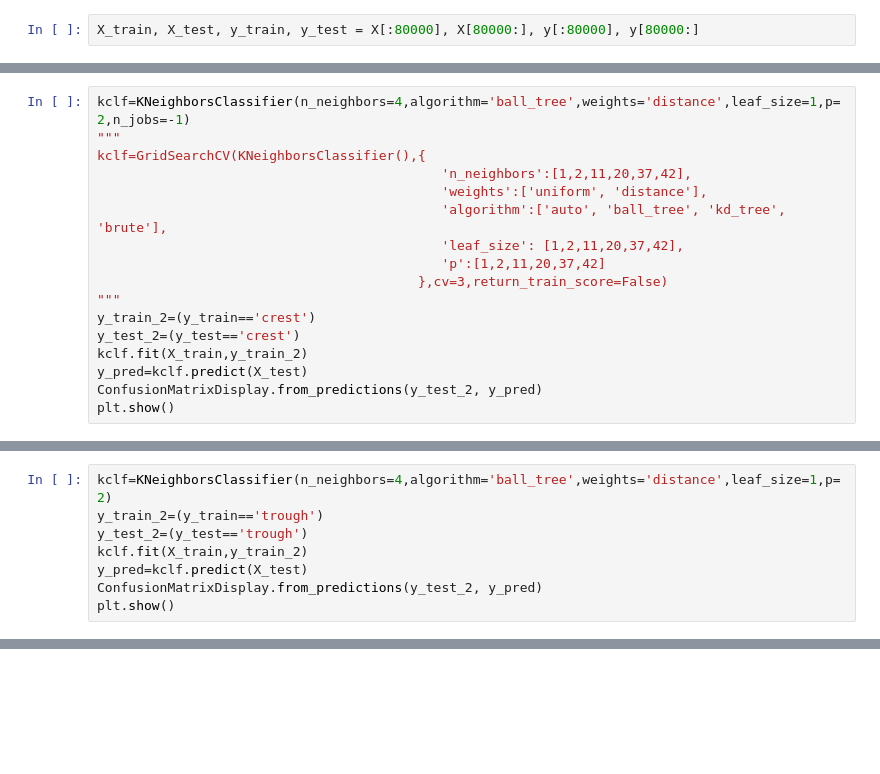
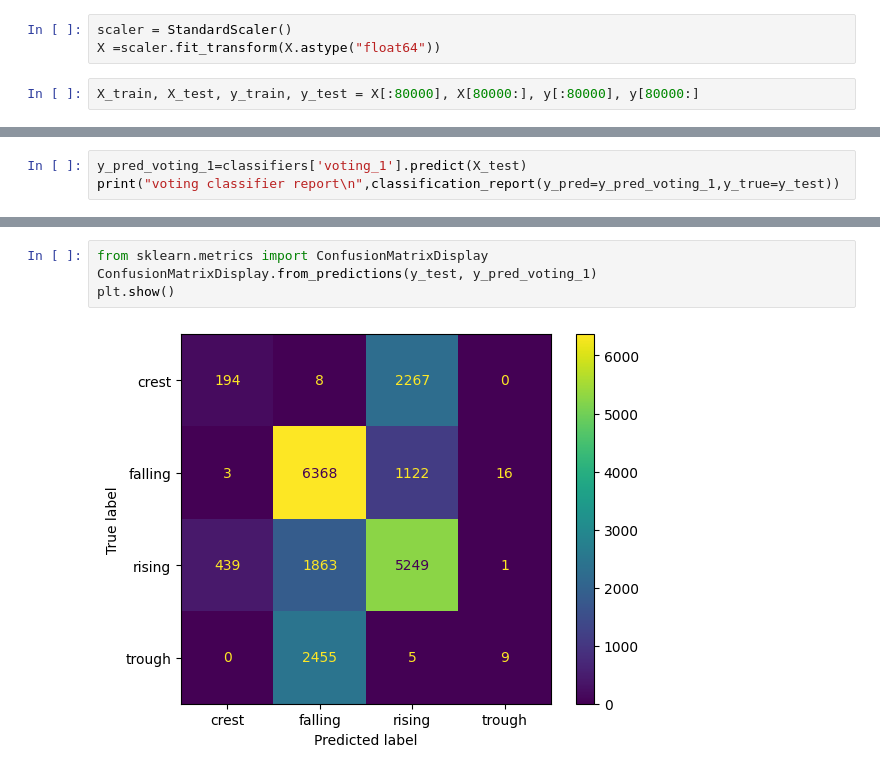
Before and after one commit to PaulMbutu/Machine_Learning_Projects, a Jupyter notebook: cc.ipynb, the cells around one changed output, grey strips where cells are left out. Saved outputs shown, nothing was run; the diff lists cells and outputs as text; blank space fills up the shorter version.

Commit message:
Bagging classifiers

```diff
--- a/cc.ipynb
+++ b/cc.ipynb
@@ -86,2 +92,5 @@ memory usage: 9.9 MB
+# %%
+scaler = StandardScaler()
+X =scaler.fit_transform(X.astype("float64"))
 # %%
 X_train, X_test, y_train, y_test = X[:80000], X[80000:], y[:80000], y[80000:]
@@ -116,17 +96,0 @@ plt.show()
-# %%
-kclf=KNeighborsClassifier(n_neighbors=4,algorithm='ball_tree',weights='distance',leaf_size=1,p=2,n_jobs=-1)
-"""
-kclf=GridSearchCV(KNeighborsClassifier(),{
-                                            'n_neighbors':[1,2,11,20,37,42],
-                                            'weights':['uniform', 'distance'],
-                                            'algorithm':['auto', 'ball_tree', 'kd_tree', 'brute'],
-                                            'leaf_size': [1,2,11,20,37,42],
-                                            'p':[1,2,11,20,37,42]
-                                         },cv=3,return_train_score=False)
-"""
-y_train_2=(y_train=='crest')
-y_test_2=(y_test=='crest')
-kclf.fit(X_train,y_train_2)
-y_pred=kclf.predict(X_test)
-ConfusionMatrixDisplay.from_predictions(y_test_2, y_pred)
-plt.show()
@@ -146,8 +96,0 @@ weighted avg       0.89      0.87      0.88     19970
-# %%
-kclf=KNeighborsClassifier(n_neighbors=4,algorithm='ball_tree',weights='distance',leaf_size=1,p=2)
-y_train_2=(y_train=='trough')
-y_test_2=(y_test=='trough')
-kclf.fit(X_train,y_train_2)
-y_pred=kclf.predict(X_test)
-ConfusionMatrixDisplay.from_predictions(y_test_2, y_pred)
-plt.show()
@@ -248,0 +164,3 @@ InvalidIndexError: (slice(None, None, None), 0)
+# %%
+y_pred_voting_1=classifiers['voting_1'].predict(X_test)
+print("voting classifier report\n",classification_report(y_pred=y_pred_voting_1,y_true=y_test))
@@ -248,0 +179,6 @@ InvalidIndexError: (slice(None, None, None), 0)
+# %%
+from sklearn.metrics import ConfusionMatrixDisplay
+ConfusionMatrixDisplay.from_predictions(y_test, y_pred_voting_1)
+plt.show()
+# %% [output]
+[figure, added]
```
Also changed, not shown: parts of 45 cells of this notebook, 5 other files.
